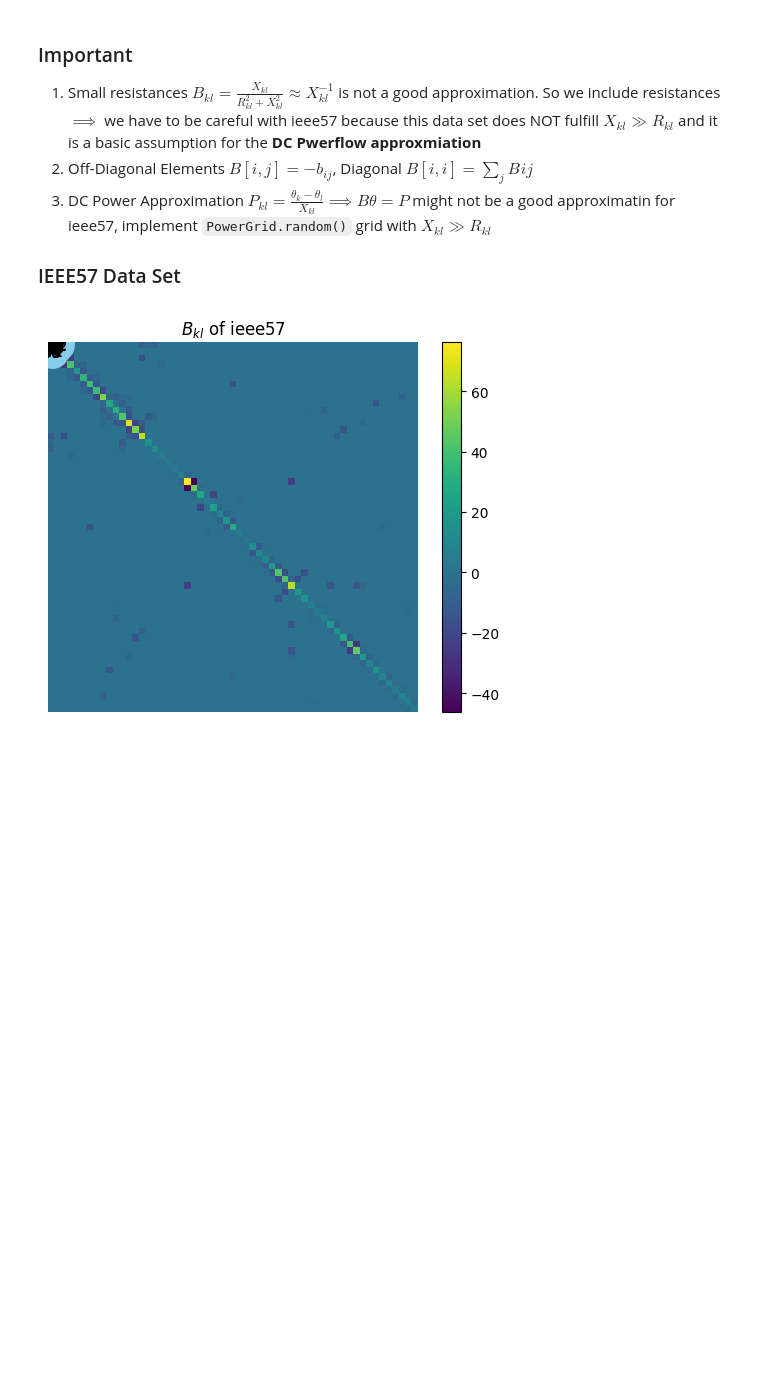
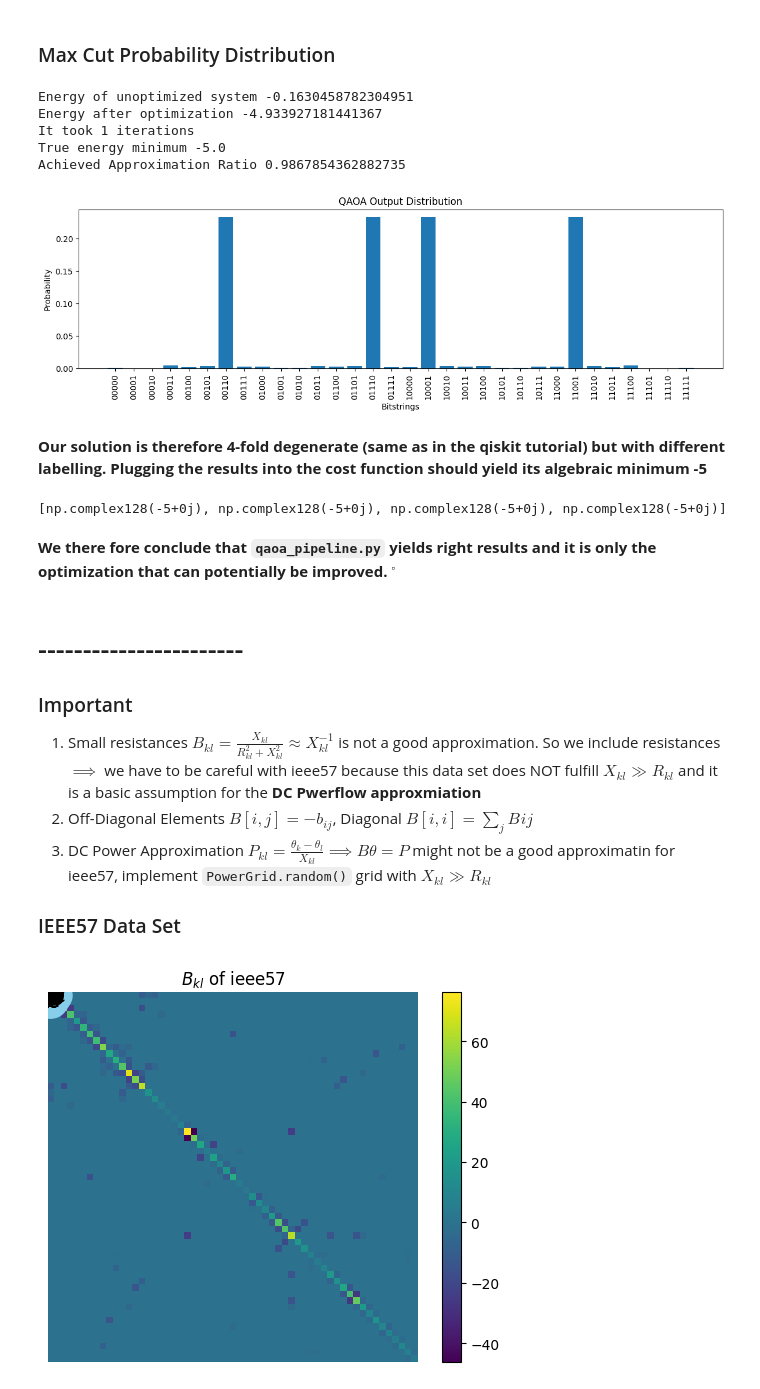
Before and after one commit to DerEinverleiber/UCP-PaperV2, a Jupyter notebook: paper_results.ipynb, the cells around one changed output. Cells and saved outputs as stored; diff of their text form; code cells hidden in the pictures; blank space fills up the shorter version.

```diff
--- a/paper_results.ipynb
+++ b/paper_results.ipynb
@@ -1,4 +217,67 @@
+# %% [markdown]
+### Max Cut Probability Distribution
+# %%
+### Plot Max Cut Probability distribution
+# Same example as above
+n=5
+p=25
+qaoa = QAOA_circuit(n=n, p=p//2, costs=costs) # initial depth p0
+#Initialize parameters
+gammas = np.linspace(0, 1, p//2)
+betas = np.linspace(1, 0, p//2)
+params = (gammas, betas)
+energy = qaoa.cost_function(params)
+print('Energy of unoptimized system', energy)
+# Now we want to optimize the parameters to recover the Qiskit result
+C = p//4
+cheby_optimizer = ChebyshevOptimizer(qaoa, C)
+II = IterativeInterpolation(params, qaoa, cheby_optimizer, p0=p//2, p_max=p, C=C, epsilon=1, tau=5, delta_p=5)
+gammas, betas, energies, ARs = II.run()
+print('Energy after optimization', list(energies.values())[-1])
+print('It took', len(list(energies.keys())), 'iterations')
+print('True energy minimum', np.real_if_close(qaoa.min_cost))
+print('Achieved Approximation Ratio', np.real_if_close(list(ARs.values())[-1]))
+
+#QAOA with tuned parameters
+params = (gammas, betas)
+qaoa_tuned = QAOA_circuit(n, len(gammas), costs).distribution(params)
+# %% [output]
+Energy of unoptimized system -0.1630458782304951
+Energy after optimization -4.933927181441367
+It took 1 iterations
+True energy minimum -5.0
+Achieved Approximation Ratio 0.9867854362882735
+# %%
+probs = qaoa_tuned  # output of distribution()
+
+bitstrings = [format(i, f"0{n}b") for i in range(2**n)]
+
+import matplotlib.pyplot as plt
+
+plt.figure(figsize=(12, 4))
+plt.bar(bitstrings, probs)
+
+plt.xlabel("Bitstrings")
+plt.ylabel("Probability")
+plt.title("QAOA Output Distribution")
+
+plt.xticks(rotation=90)  # rotate labels for readability
+plt.tight_layout()
+plt.show()
+# %% [output]
+[figure, added]
+# %% [markdown]
+**Our solution is therefore 4-fold degenerate (same as in the qiskit tutorial) but with different labelling. Plugging the results into the cost function should yield its algebraic minimum -5**
+# %%
+x_vals = [int('00110', 2), int('01110', 2), int('10001', 2), int('11001', 2)]
+print([costs[x] for x in x_vals])
+# %% [output]
+[np.complex128(-5+0j), np.complex128(-5+0j), np.complex128(-5+0j), np.complex128(-5+0j)]
+# %% [markdown]
+**We there fore conclude that `qaoa_pipeline.py` yields right results and it is only the optimization that can potentially be improved. ${}^\square$**
 # %% [markdown]
+# -----------------------
+
 ### Important
 
 1. Small resistances $B_{kl} = \frac{X_{kl}}{R^2_{kl}+X_{kl}^2} \approx X_{kl}^{-1}$ is not a good approximation. So we include resistances $\implies$ we have to be careful with ieee57 because this data set does NOT fulfill $X_{kl} \gg R_{kl}$ and it is a basic assumption for the **DC Pwerflow approxmiation**
```
Also changed, not shown: parts of 9 cells of this notebook, 6 other files.
